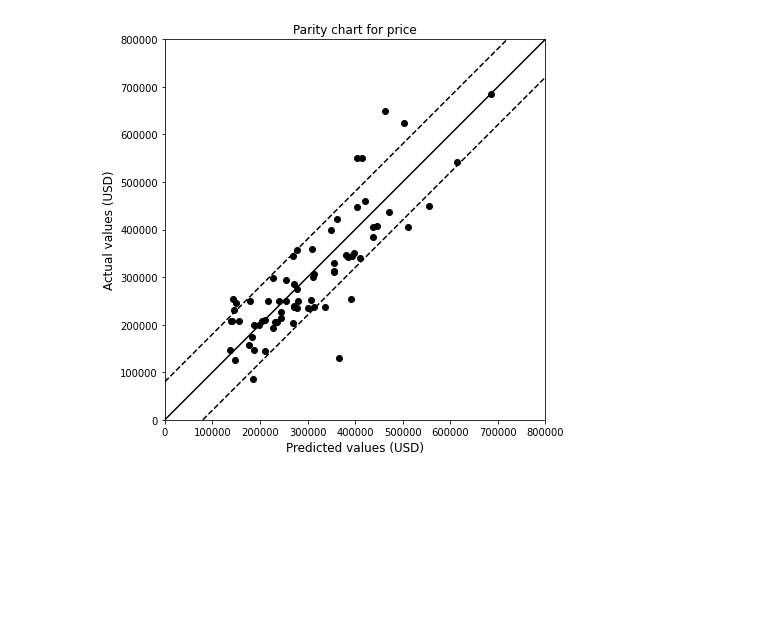
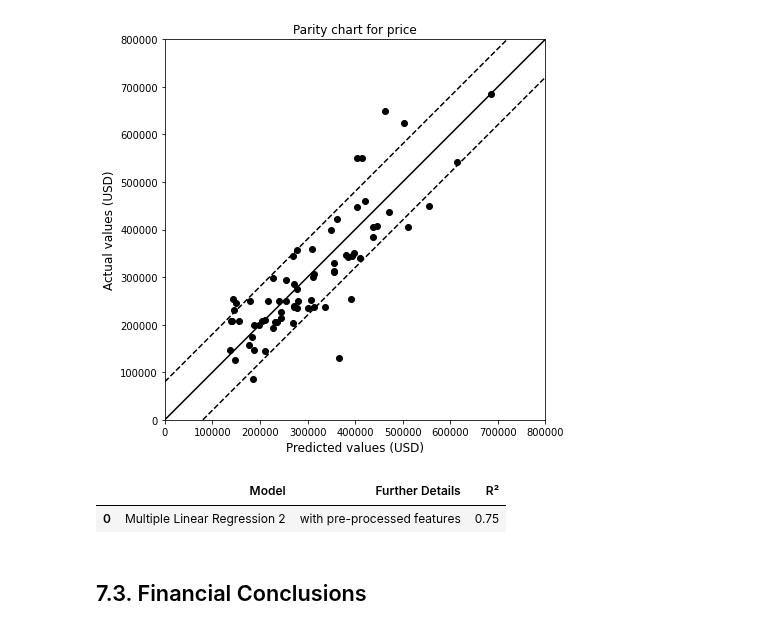
Before and after one commit to lucasquemelli/House_Rocket_Machine_Learning, a Jupyter notebook: House_Rocket_ML.ipynb, the cells around one changed output. Saved outputs shown, nothing was run; the diff lists cells and outputs as text; code cells hidden in the pictures; blank space fills up the shorter version.

```diff
--- a/House_Rocket_ML.ipynb
+++ b/House_Rocket_ML.ipynb
@@ -2346,6 +2348,24 @@ def predict_values(x_data_scaled):
 
   return predictions_lr
 
+def evaluation_table():
+  evaluation = pd.DataFrame({'Model': [],
+                             'Further Details': [],
+                             'R²': []})
+
+  return evaluation
+
+def calculate_scores(y_data, predictions_lr, data_business_new):
+  r2_ = r2_score(y_data, predictions_lr).round(4)
+
+  return r2_
+
+def define_table(r2_):
+  r = evaluation.shape[0]
+  evaluation.loc[r] = ['Multiple Linear Regression 2', 'with pre-processed features', r2_]
+
+  return r, evaluation
+
 def parity_chart(data_business_new):
   plt.figure(figsize=(7,7))
 
@@ -2377,6 +2397,19 @@ if __name__ == '__main__':
 
   predictions_lr = predict_values(x_data_scaled)
 
+  evaluation = evaluation_table()
+
+  r2_ = calculate_scores(y_data, predictions_lr, data_business_new)
+
+  r, evaluation = define_table(r2_)
+
   parity_chart(data_business_new)
 # %% [output]
 [figure]
+# %%
+evaluation
+# %% [output]
+|  | Model | Further Details | R² |
+| 0 | Multiple Linear Regression 2 | with pre-processed features | 0.75 |
+# %% [markdown]
+## 7.3. Financial Conclusions
```
Also changed, not shown: parts of 6 cells of this notebook.
